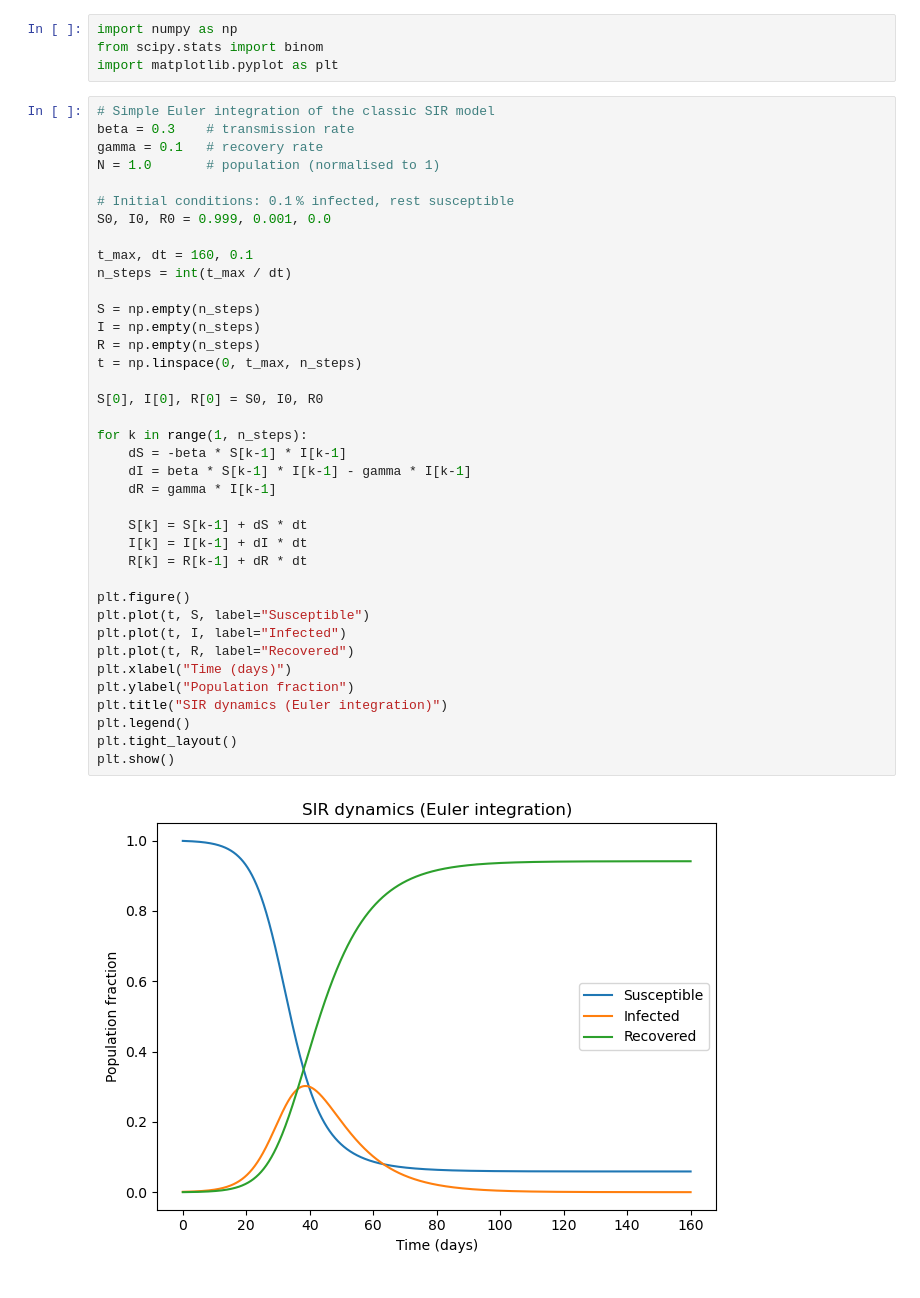
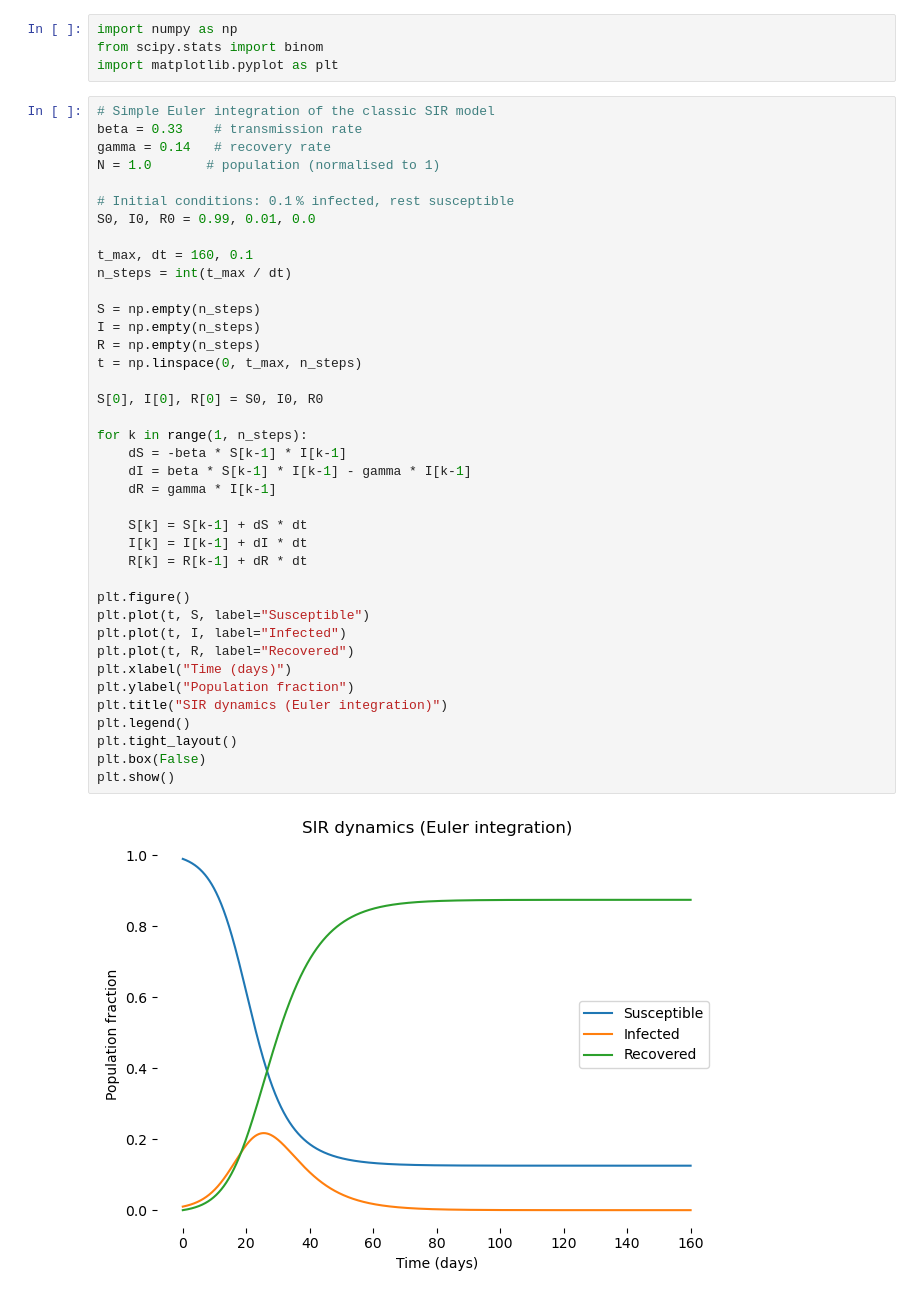
Before and after one commit to bjarturingvason/Stochastic, a Jupyter notebook: Project_2/P2.ipynb, the cells around one changed output. Drawn from its saved outputs; the diff is of its cells as text.

```diff
--- a/Project_2/P2.ipynb
+++ b/Project_2/P2.ipynb
@@ -4,41 +4,42 @@ from scipy.stats import binom
 import matplotlib.pyplot as plt
 # %%
 # Simple Euler integration of the classic SIR model
-beta = 0.3    # transmission rate
-gamma = 0.1   # recovery rate
+beta = 0.33    # transmission rate
+gamma = 0.14   # recovery rate
 N = 1.0       # population (normalised to 1)
 
 # Initial conditions: 0.1 % infected, rest susceptible
-S0, I0, R0 = 0.999, 0.001, 0.0
+S0, I0, R0 = 0.99, 0.01, 0.0
 
 t_max, dt = 160, 0.1
 n_steps = int(t_max / dt)
 
 S = np.empty(n_steps)
 I = np.empty(n_steps)
 R = np.empty(n_steps)
 t = np.linspace(0, t_max, n_steps)
 
 S[0], I[0], R[0] = S0, I0, R0
 
 for k in range(1, n_steps):
     dS = -beta * S[k-1] * I[k-1]
     dI = beta * S[k-1] * I[k-1] - gamma * I[k-1]
     dR = gamma * I[k-1]
 
     S[k] = S[k-1] + dS * dt
     I[k] = I[k-1] + dI * dt
     R[k] = R[k-1] + dR * dt
 
 plt.figure()
 plt.plot(t, S, label="Susceptible")
 plt.plot(t, I, label="Infected")
 plt.plot(t, R, label="Recovered")
 plt.xlabel("Time (days)")
 plt.ylabel("Population fraction")
 plt.title("SIR dynamics (Euler integration)")
 plt.legend()
 plt.tight_layout()
+plt.box(False)
 plt.show()
 # %% [output]
-[figure, old version]
+[figure, new version]
```
Also changed, not shown: parts of 14 cells of this notebook, 6 other files.
